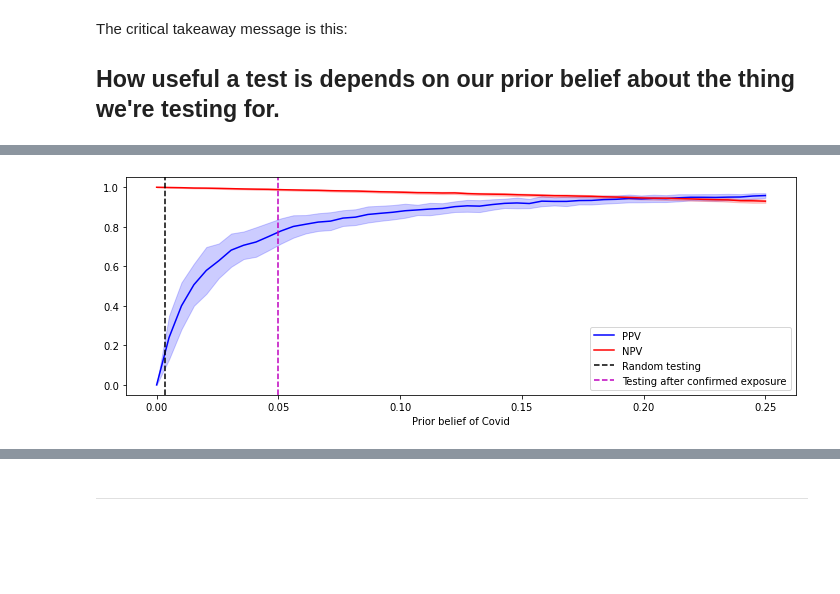
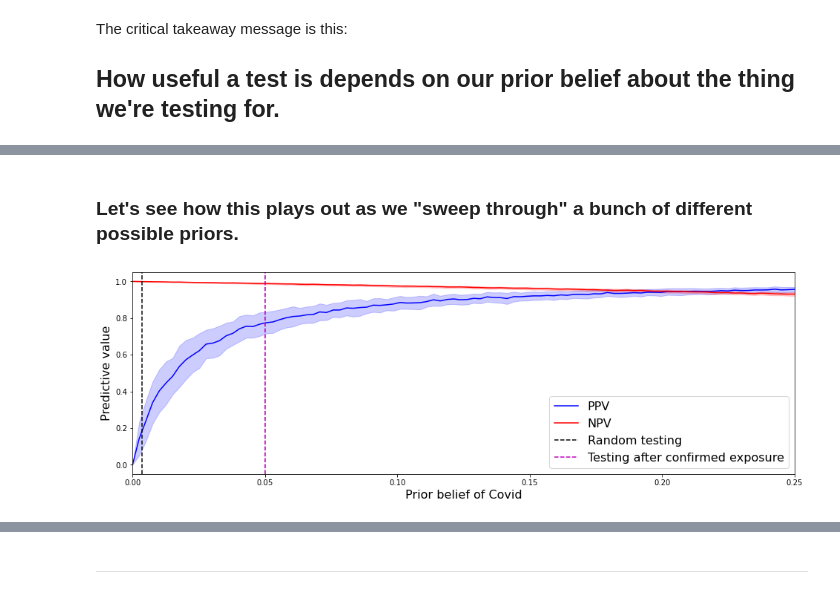
Before and after one commit to maxcollard/nso-21-stats, a Jupyter notebook: ppv-slides.ipynb, the cells around one changed output, grey strips where cells are left out. Cells and saved outputs as stored; diff of their text form; code cells hidden in the pictures; blank space fills up the shorter version.

```diff
--- a/ppv-slides.ipynb
+++ b/ppv-slides.ipynb
@@ -192,6 +258,17 @@ By eye, it *definitely* looks like there are a lot of false positives.
 # %%
 # Again, I'm going to be doing these computations a lot, so I'll make a function I can re-use
 def predictive_value( has_disease, test_results ):
+    """Determine positive and negative predictive values from a sample
+
+    Arguments:
+    has_disease -- Array of bool, whether each individual has the disease
+    test_results -- Array of bool, whether each individual tests positive for the disease
+
+    Reutrns:
+    ppv -- The sample positive predictive value
+    npv -- The sample negative predictive value
+    """
+
     # PPV
     n_test_pos = np.sum( test_results )
     # & operates on boolean arrays element by element
@@ -200,6 +277,7 @@ def predictive_value( has_disease, test_results ):
     # True positives are those that have the disease *and* test positive
     n_true_pos = np.sum( has_disease & test_results )
     ppv = n_true_pos / n_test_pos
+
     # NPV
     # ~ operates on boolean arrays element by element
     # So `~a` is an array where each entry is `True` if the corresponding entry of `a` is `False`
@@ -341,3 +403,5 @@ We can use simulations to plot this dependence:
+# %% [markdown]
+### Let's see how this plays out as we "sweep through" a bunch of different possible priors.
 # %%
 # Fancy progress bar!
 from tqdm import tqdm
@@ -386,37 +545,19 @@ def plot_band( ax, x, mean, std,
 # %%
-ppvs_sweep_mean = np.mean( ppvs_sweep, axis = 1 )
-ppvs_sweep_std = np.std( ppvs_sweep, axis = 1 )
-npvs_sweep_mean = np.mean( npvs_sweep, axis = 1 )
-npvs_sweep_std = np.std( npvs_sweep, axis = 1 )
+# Run our simulation
+# Pick beliefs linearly spaced between 0 and 0.25
+covid_beliefs_sweep = np.linspace( 0, 0.25, 100 )
+ppvs_sweep, npvs_sweep = belief_sweep( rtpcr_sensitivity,
+                                       rtpcr_specificity,
+                                       covid_beliefs_sweep )
 
-fig, ax = plt.subplots( figsize = (12, 4) )
-
-# Here I pass in the 'label' keyword argument so that `matplotlib` makes a nice legend when
-# I call `legend` below
-plot_band( ax, covid_beliefs_sweep, ppvs_sweep_mean, ppvs_sweep_std, 'b',
-           kwargs_plot = { 'label': 'PPV'} )
-plot_band( ax, covid_beliefs_sweep, npvs_sweep_mean, npvs_sweep_std, 'r',
-           kwargs_plot = { 'label': 'NPV'} )
-
-# Just going to plot a couple of vertical lines to showcaase where our examples were
-yl = ax.get_ylim()
-ax.plot( [covid_prevalence, covid_prevalence],
-         yl,
-         'k--',
-         label = 'Random testing' )
-ax.plot( [covid_belief_suspicious, covid_belief_suspicious],
-         yl,
-         'm--',
-         label = 'Testing after confirmed exposure' )
-
-ax.set_ylim( yl )
-
-ax.set_xlabel( 'Prior belief of Covid' )
-
-ax.legend()
-
+# Build our plot
+fig, ax = plt.subplots( figsize = (16, 5) )
+plot_sweep( ax, covid_beliefs_sweep, ppvs_sweep, npvs_sweep,
+            annotations = [(covid_prevalence, 'k--', 'Random testing'),
+                           (covid_belief_suspicious, 'm--', 'Testing after confirmed exposure')],
+            xlabel = 'Prior belief of Covid' )
 plt.show()
 # %% [output]
-[figure, old version]
+[figure, new version]
 # %% [markdown]
 We can see from the left-hand side of this curve that even **very weak improvements in our prior belief** can lead to **vast changes in the utility of our test**!
```
Also changed, not shown: parts of 112 cells of this notebook, 7 other files.
